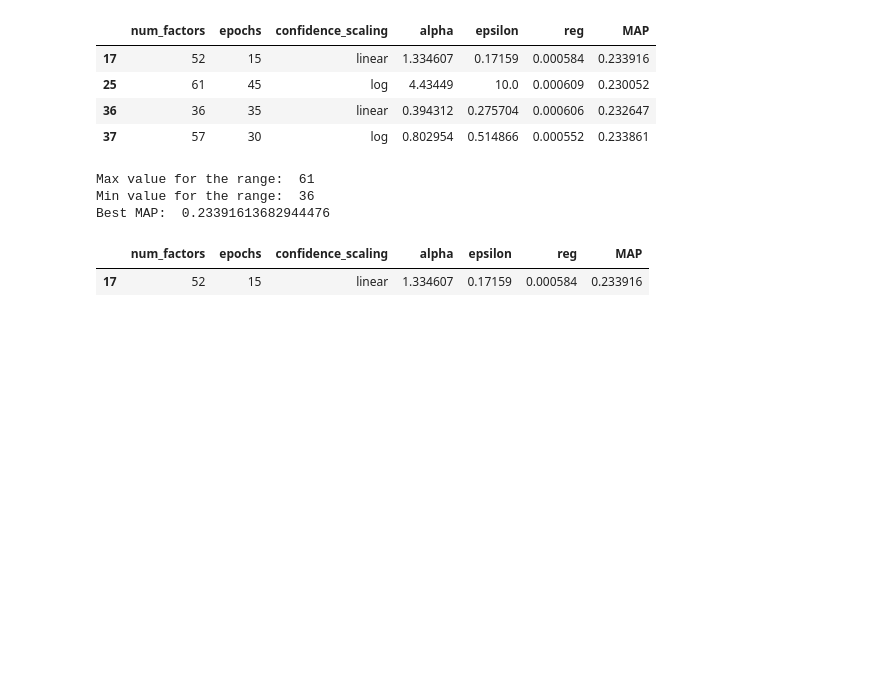
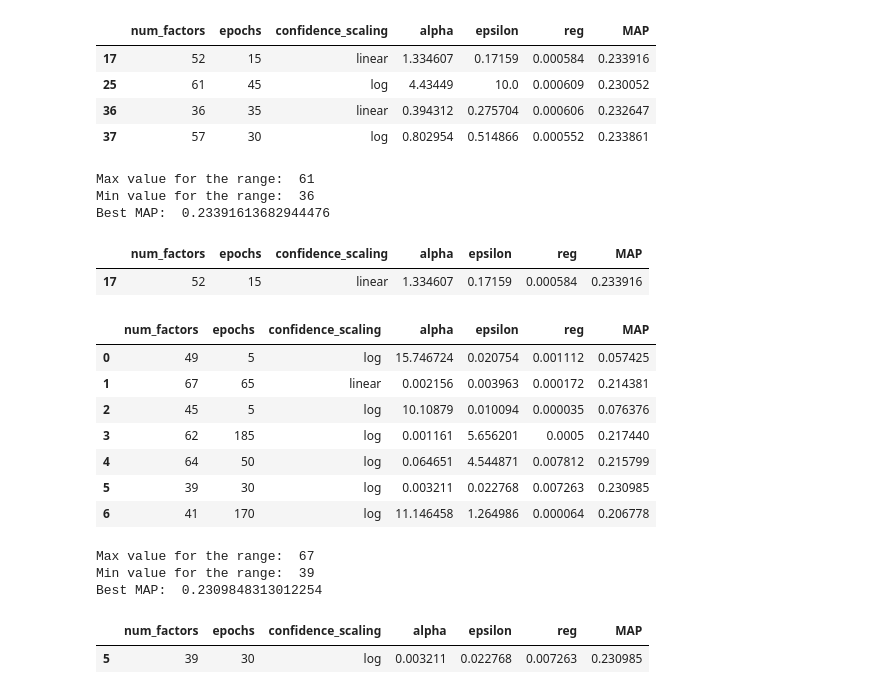
Before and after one commit to AlessioBray/Recommender-Systems-course-challenge, a Jupyter notebook: IALS_optimization.ipynb, the cells around one changed output. Saved outputs shown, nothing was run; the diff lists cells and outputs as text; code cells hidden in the pictures; blank space fills up the shorter version.

```diff
--- a/IALS_optimization.ipynb
+++ b/IALS_optimization.ipynb
@@ -86,3 +89,37 @@ Min value for the range:  36
 Best MAP:  0.23391613682944476
 |  | num_factors | epochs | confidence_scaling | alpha | epsilon | reg | MAP |
 | 17 | 52 | 15 | linear | 1.334607 | 0.17159 | 0.000584 | 0.233916 |
+# %%
+output_folder_path = "result_experiments/IALS/IALS_NO_AUG_2/" # range num_factors 30->80
+
+data_loader = DataIO(folder_path = output_folder_path)
+search_metadata = data_loader.load_data(IALSRecommender.RECOMMENDER_NAME + "_metadata.zip")
+
+#search_metadata.keys()
+
+hyperparameters_df = search_metadata["hyperparameters_df"]
+result_on_validation_df = search_metadata["result_on_validation_df"]
+
+hyperparameters_df['MAP'] = result_on_validation_df['MAP'].values.tolist()
+
+threshold = 0.
+
+hyperparameters_df[hyperparameters_df['MAP'] > threshold]
+print('Max value for the range: ', max(hyperparameters_df[hyperparameters_df['MAP'] > threshold].num_factors))
+print('Min value for the range: ', min(hyperparameters_df[hyperparameters_df['MAP'] > threshold].num_factors))
+print('Best MAP: ', max(hyperparameters_df['MAP']))
+hyperparameters_df[max(hyperparameters_df['MAP']) == hyperparameters_df['MAP']]
+# %% [output]
+|  | num_factors | epochs | confidence_scaling | alpha | epsilon | reg | MAP |
+| 0 | 49 | 5 | log | 15.746724 | 0.020754 | 0.001112 | 0.057425 |
+| 1 | 67 | 65 | linear | 0.002156 | 0.003963 | 0.000172 | 0.214381 |
+| 2 | 45 | 5 | log | 10.10879 | 0.010094 | 0.000035 | 0.076376 |
+| 3 | 62 | 185 | log | 0.001161 | 5.656201 | 0.0005 | 0.217440 |
+| 4 | 64 | 50 | log | 0.064651 | 4.544871 | 0.007812 | 0.215799 |
+| 5 | 39 | 30 | log | 0.003211 | 0.022768 | 0.007263 | 0.230985 |
+| 6 | 41 | 170 | log | 11.146458 | 1.264986 | 0.000064 | 0.206778 |
+Max value for the range:  67
+Min value for the range:  39
+Best MAP:  0.2309848313012254
+|  | num_factors | epochs | confidence_scaling | alpha | epsilon | reg | MAP |
+| 5 | 39 | 30 | log | 0.003211 | 0.022768 | 0.007263 | 0.230985 |
```
Also changed, not shown: parts of 17 cells of this notebook, 16 other files.
